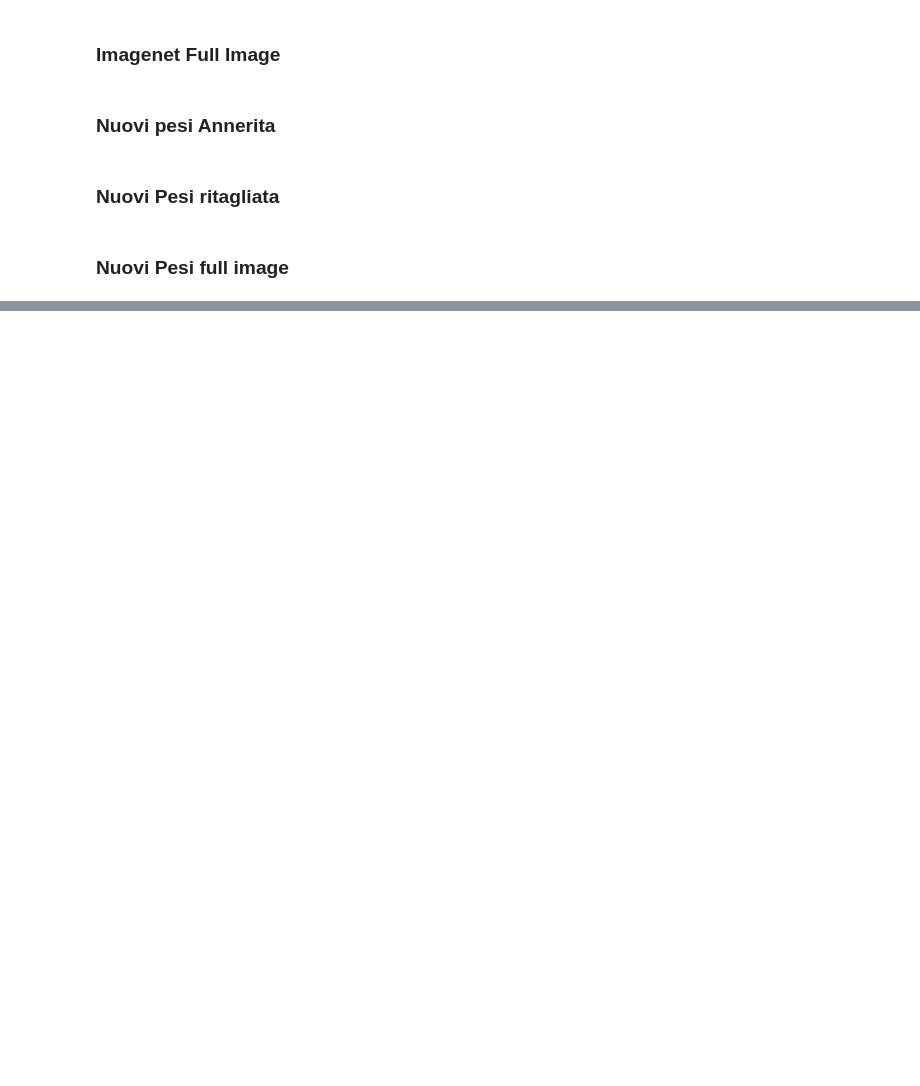
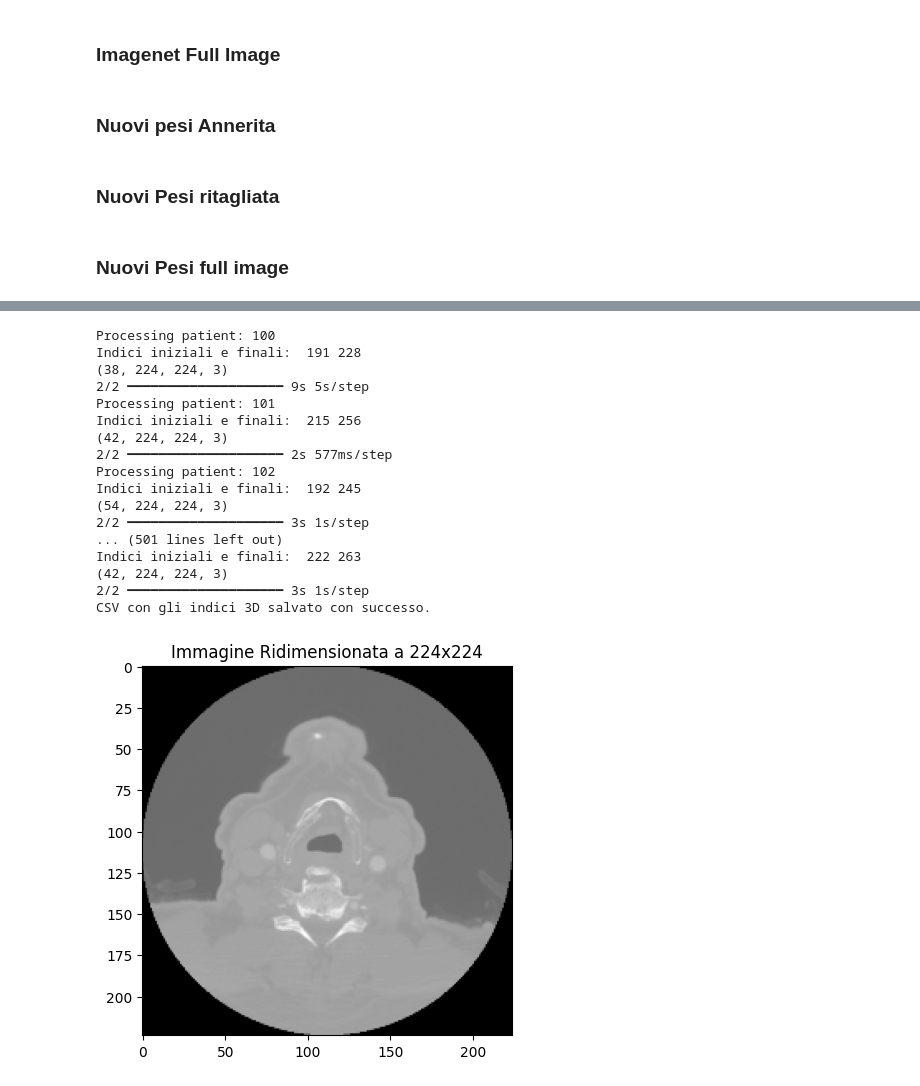
Before and after one commit to alessiamenozzi/TesiBaroniMenozzi, a Jupyter notebook: Radiomica/EstrazioneFeaturesRetiPretrained.ipynb, the cells around one changed output, grey strips where cells are left out. Saved outputs shown, nothing was run; the diff lists cells and outputs as text; code cells hidden in the pictures; blank space fills up the shorter version.

```diff
--- a/Radiomica/EstrazioneFeaturesRetiPretrained.ipynb
+++ b/Radiomica/EstrazioneFeaturesRetiPretrained.ipynb
@@ -2389,7 +2428,9 @@ def featureextraction(image_array, mask_array, patient_id):
 
             # Definisci il lato del quadrato attorno alla placca
             half_side = min(center_y, center_x, 30)  # Regola per il contesto desiderato
-            roi_image = image_slice[
+
+            image_slice_normalized = (image_slice - np.min(image_slice)) / (np.max(image_slice) - np.min(image_slice))
+            roi_image = image_slice_normalized[
                 max(0, center_y-half_side):min(center_y+half_side, image_slice.shape[0]),
                 max(0, center_x-half_side):min(center_x+half_side, image_slice.shape[1])
             ]
@@ -2407,12 +2448,6 @@ def featureextraction(image_array, mask_array, patient_id):
             original_slice_indices.append(slice_idx)
 
     batch_slices = np.array(batch_slices)
-
-    global_min = np.min(batch_slices)
-    global_max = np.max(batch_slices)
-
-    # Normalizza l'intero batch usando il minimo e massimo globali
-    batch_slices = (batch_slices - global_min) / (global_max - global_min)
 
     print("Indici iniziali e finali: ",original_slice_indices[0], original_slice_indices[-1])
 
@@ -2484,7 +2519,8 @@ print("CSV con gli indici 3D salvato con successo.")
 from keras.applications.vgg19 import VGG19
 from keras.applications.vgg19 import preprocess_input
 
-model = VGG19(weights='imagenet', include_top=False)
+model_path = r"C:\Users\bsbar\Desktop\PreTrained_Models\RadImageNet-IRV2_notop.h5"
+model = load_model(model_path)
 
 pathdicom = "\\Users\\bsbar\\Desktop\\pazienti_nrrd"
 pathroi = "\\Users\\bsbar\\Desktop\\Tesi\\ROI"
@@ -2508,24 +2544,31 @@ def featureextraction(image_array, mask_array, patient_id):
         # Se la maschera ha valori diversi da 0, processa la slice
         if np.any(mask_slice):
 
-            roi_image_resized = cv2.resize(image_slice, (224, 224), interpolation=cv2.INTER_LINEAR)
+            image_slice = image_slice.astype(np.float32)
+            roi_image_resized = x = cv2.resize(image_slice, (224, 224))
 
             x = image.img_to_array(roi_image_resized)
 
             # Aggiungi la slice al batch
-            batch_slices.append(x)
+
+            min_val = np.min(x)
+            max_val = np.max(x)
+
+            # Normalizza i valori tra 0 e 1 usando min-max normalization
+            x = (x - min_val) / (max_val - min_val)
 
             x = np.repeat(x, 3, axis=-1)
+
+
+            batch_slices.append(x)
             # Salva l'indice reale della slice per il CSV finale
             original_slice_indices.append(slice_idx)
 
     batch_slices = np.array(batch_slices)
 
-    global_min = np.min(batch_slices)
-    global_max = np.max(batch_slices)
-
-    # Normalizza l'intero batch usando il minimo e massimo globali
-    batch_slices = (batch_slices - global_min) / (global_max - global_min)
+    plt.imshow(batch_slices[0][:,:,0], cmap='gray')
+    plt.title("Immagine Ridimensionata a 224x224")
+    #plt.show()
 
     print("Indici iniziali e finali: ",original_slice_indices[0], original_slice_indices[-1])
 
@@ -2546,12 +2589,12 @@ def featureextraction(image_array, mask_array, patient_id):
         feature_map = feature_map.transpose((2, 1, 0))
 
         ## Global Max Pooling
-        features = np.max(feature_map, -1)
-        features = np.max(features, -1)
+        #features = np.max(feature_map, -1)
+        #features = np.max(features, -1)
 
         ## Global Average Pooling
-        #features = np.mean(feature_map, axis=-1)
-        #features = np.mean(features, axis=-1)
+        features = np.mean(feature_map, axis=-1)
+        features = np.mean(features, axis=-1)
 
         # Associa l'indice reale della slice (non sequenziale) dal volume originale
         feature_entry = {'Patient': patient_id, 'Slice': original_slice_indices[i]}  # Usa l'indice reale della slice
@@ -2588,6 +2631,7 @@ for s in os.listdir(pathdicom):
 dataframe = pd.DataFrame(all_feature_dicts)
 
 # Salva il DataFrame in un file CSV
-dataframe.to_csv('C:\\Users\\bsbar\\Desktop\\VGG_ALL_SLICES_Imagenet_annerita.csv', index=False)
+dataframe.to_csv('C:\\Users\\bsbar\\Desktop\\INCRES_ALL_SLICES_NuoviPesi_FullImage.csv', index=False)
 
 print("CSV con gli indici 3D salvato con successo.")
+# %% [output]
@@ -2593,0 +2639,18 @@ print("CSV con gli indici 3D salvato con successo.")
+Processing patient: 100
+Indici iniziali e finali:  191 228
+(38, 224, 224, 3)
+2/2 ━━━━━━━━━━━━━━━━━━━━ 9s 5s/step
+Processing patient: 101
+Indici iniziali e finali:  215 256
+(42, 224, 224, 3)
+2/2 ━━━━━━━━━━━━━━━━━━━━ 2s 577ms/step
+Processing patient: 102
+Indici iniziali e finali:  192 245
+(54, 224, 224, 3)
+2/2 ━━━━━━━━━━━━━━━━━━━━ 3s 1s/step
+... (501 lines left out)
+Indici iniziali e finali:  222 263
+(42, 224, 224, 3)
+2/2 ━━━━━━━━━━━━━━━━━━━━ 3s 1s/step
+CSV con gli indici 3D salvato con successo.
+[figure, added]
```
Also changed, not shown: parts of 5 cells of this notebook, 4 other files.
